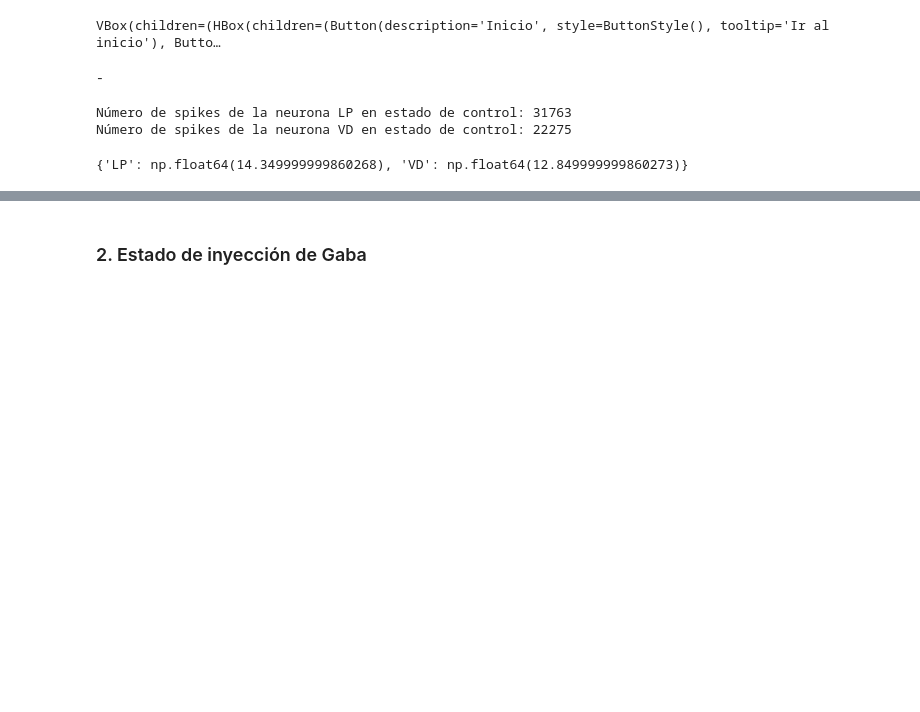
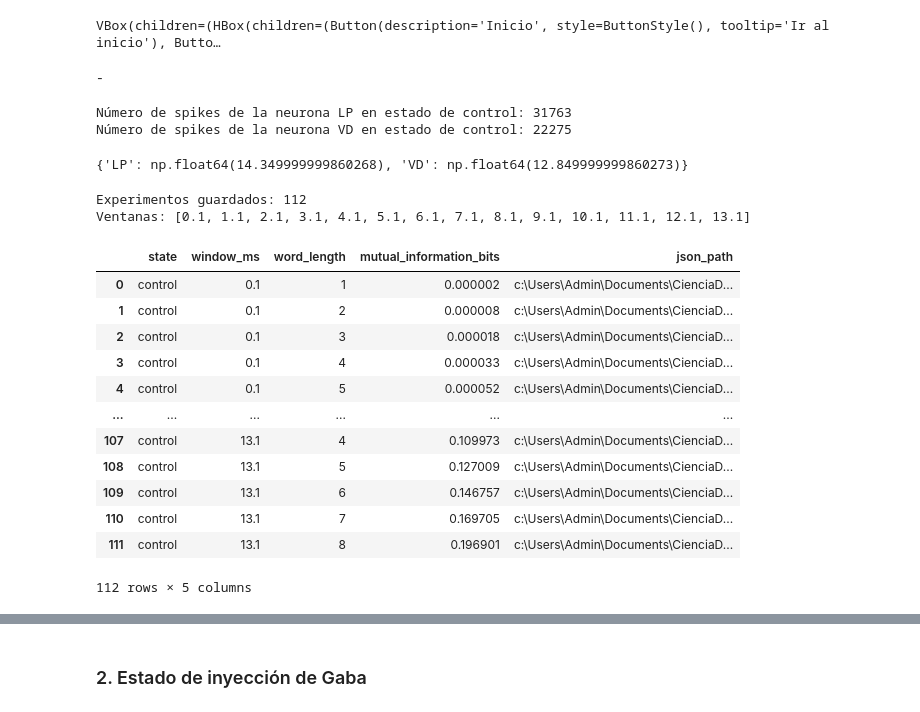
Before and after one commit to jjruedam/practicas_TI, a Jupyter notebook: Informe.ipynb, the cells around one changed output, grey strips where cells are left out. Saved outputs shown, nothing was run; the diff lists cells and outputs as text; code cells hidden in the pictures; blank space fills up the shorter version.

```diff
--- a/Informe.ipynb
+++ b/Informe.ipynb
@@ -36,3 +39,53 @@ size_window = control.optimal_window(counts_control, times_control)
 size_window
 # %% [output]
 {'LP': np.float64(14.349999999860268), 'VD': np.float64(12.849999999860273)}
+# %%
+from EventExperiment import EventConfig, EventExperiment, SimpleEventConfig
+import pandas as pd
+
+window_sizes_ms = [round(0.1 + step, 1) for step in range(14)]
+word_lengths = range(1, 9)
+control_experiment_results = []
+control_experiment_paths = []
+
+for window_ms in window_sizes_ms:
+    for word_length in word_lengths:
+        experiment_config = EventConfig(
+            word_length=word_length,
+            simple_event=SimpleEventConfig(
+                window=window_ms,
+                discretization="spike_detection",
+            ),
+            notes="Umbral = global_mean_max por canal; barrido de ventanas de control",
+        )
+        experiment = EventExperiment(manager=control, config=experiment_config)
+        control_experiment_paths.append(str(experiment.output_path))
+        control_experiment_results.append({
+            "state": "control",
+            "window_ms": window_ms,
+            "word_length": word_length,
+            "mutual_information_bits": experiment.pairwise_mutual_information[("LP", "VD")],
+            "json_path": str(experiment.output_path),
+        })
+        del experiment
+
+control_experiment_results = pd.DataFrame(control_experiment_results)
+print(f"Experimentos guardados: {len(control_experiment_paths)}")
+print(f"Ventanas: {window_sizes_ms}")
+control_experiment_results
+# %% [output]
+Experimentos guardados: 112
+Ventanas: [0.1, 1.1, 2.1, 3.1, 4.1, 5.1, 6.1, 7.1, 8.1, 9.1, 10.1, 11.1, 12.1, 13.1]
+|  | state | window_ms | word_length | mutual_information_bits | json_path |
+| 0 | control | 0.1 | 1 | 0.000002 | c:\Users\Admin\Documents\CienciaD... |
+| 1 | control | 0.1 | 2 | 0.000008 | c:\Users\Admin\Documents\CienciaD... |
+| 2 | control | 0.1 | 3 | 0.000018 | c:\Users\Admin\Documents\CienciaD... |
+| 3 | control | 0.1 | 4 | 0.000033 | c:\Users\Admin\Documents\CienciaD... |
+| 4 | control | 0.1 | 5 | 0.000052 | c:\Users\Admin\Documents\CienciaD... |
+| ... | ... | ... | ... | ... | ... |
+| 107 | control | 13.1 | 4 | 0.109973 | c:\Users\Admin\Documents\CienciaD... |
+| 108 | control | 13.1 | 5 | 0.127009 | c:\Users\Admin\Documents\CienciaD... |
+| 109 | control | 13.1 | 6 | 0.146757 | c:\Users\Admin\Documents\CienciaD... |
+| 110 | control | 13.1 | 7 | 0.169705 | c:\Users\Admin\Documents\CienciaD... |
+| 111 | control | 13.1 | 8 | 0.196901 | c:\Users\Admin\Documents\CienciaD... |
+112 rows × 5 columns
```
Also changed, not shown: parts of 3 cells of this notebook, 3 other files.
